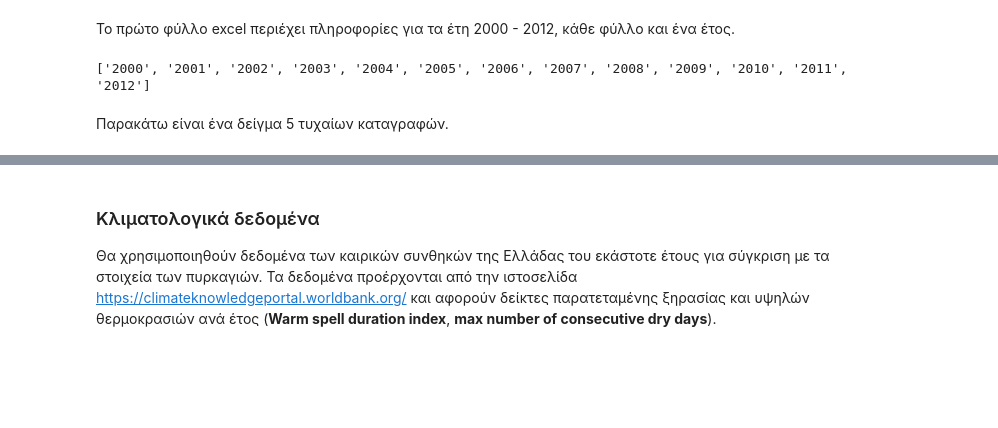
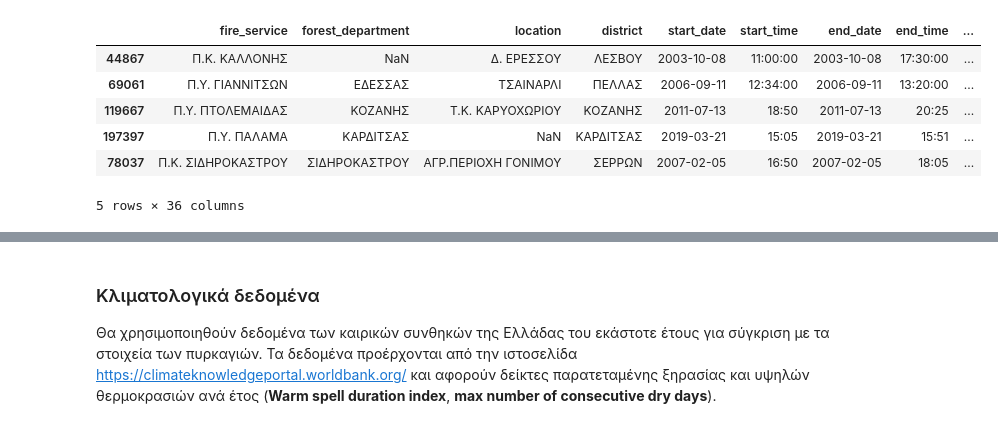
Before and after one commit to JimMysiloglou/el, a Jupyter notebook: blog/wildfires/Wildfires in Greece.ipynb, the cells around one changed output, grey strips where cells are left out. Saved outputs shown, nothing was run; the diff lists cells and outputs as text; code cells hidden in the pictures; blank space fills up the shorter version.

```diff
--- a/blog/wildfires/Wildfires in Greece.ipynb
+++ b/blog/wildfires/Wildfires in Greece.ipynb
@@ -79,19 +22,19 @@ Image by <a href="https://pixabay.com/users/ylvers-337353/?utm_source=link-attri
 # %%
-#| code-summary: Εισάγουμε τις βιβλιοθήκες numpy, pandas, matplotlib και seaborn
-#| code-fold: true
-
+# Εισαγωγή των βιβλιοθηκών
 import numpy as np
 import pandas as pd
 import matplotlib.pyplot as plt
 from matplotlib import ticker
 import seaborn as sns
 sns.set_theme(style='whitegrid', context='talk', palette='colorblind')
+
+wildfires = pd.read_csv('datasets/wildfires.csv', parse_dates=['start', 'end'], low_memory=False)
+wildfires.sample(5)
+# %% [output]
+|  | fire_service | forest_department | location | district | start_date | start_time | end_date | end_time | ... |
+| 44867 | Π.Κ. ΚΑΛΛΟΝΗΣ | NaN | Δ. ΕΡΕΣΣΟΥ | ΛΕΣΒΟΥ | 2003-10-08 | 11:00:00 | 2003-10-08 | 17:30:00 | ... |
+| 69061 | Π.Υ. ΓΙΑΝΝΙΤΣΩΝ | ΕΔΕΣΣΑΣ | ΤΣΑΙΝΑΡΛΙ | ΠΕΛΛΑΣ | 2006-09-11 | 12:34:00 | 2006-09-11 | 13:20:00 | ... |
+| 119667 | Π.Υ. ΠΤΟΛΕΜΑΙΔΑΣ | ΚΟΖΑΝΗΣ | Τ.Κ. ΚΑΡΥΟΧΩΡΙΟΥ | ΚΟΖΑΝΗΣ | 2011-07-13 | 18:50 | 2011-07-13 | 20:25 | ... |
+| 197397 | Π.Υ. ΠΑΛΑΜΑ | ΚΑΡΔΙΤΣΑΣ | NaN | ΚΑΡΔΙΤΣΑΣ | 2019-03-21 | 15:05 | 2019-03-21 | 15:51 | ... |
+| 78037 | Π.Κ. ΣΙΔΗΡΟΚΑΣΤΡΟΥ | ΣΙΔΗΡΟΚΑΣΤΡΟΥ | ΑΓΡ.ΠΕΡΙΟΧΗ ΓΟΝΙΜΟΥ | ΣΕΡΡΩΝ | 2007-02-05 | 16:50 | 2007-02-05 | 18:05 | ... |
+5 rows × 36 columns
-# %% [markdown]
-Το πρώτο φύλλο excel περιέχει πληροφορίες για τα έτη 2000 - 2012, κάθε φύλλο και ένα έτος.
-# %%
-data = pd.ExcelFile('datasets/Dasikes_Pyrkagies_2000-2012.xls')
-print(data.sheet_names)
-# %% [output]
-['2000', '2001', '2002', '2003', '2004', '2005', '2006', '2007', '2008', '2009', '2010', '2011', '2012']
-# %% [markdown]
-Παρακάτω είναι ένα δείγμα 5 τυχαίων καταγραφών.
```
Also changed, not shown: parts of 47 cells of this notebook, 9 other files.
